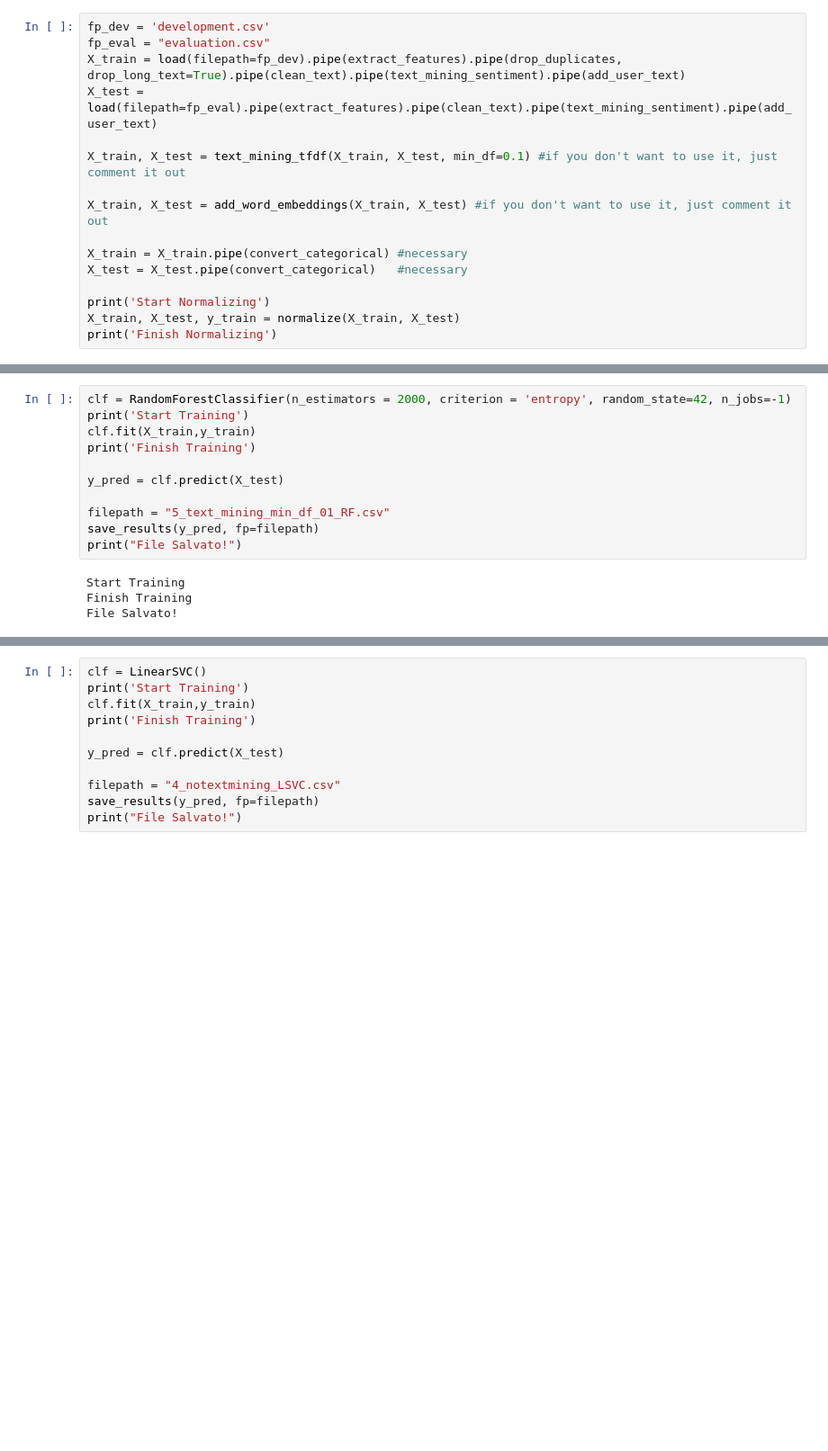
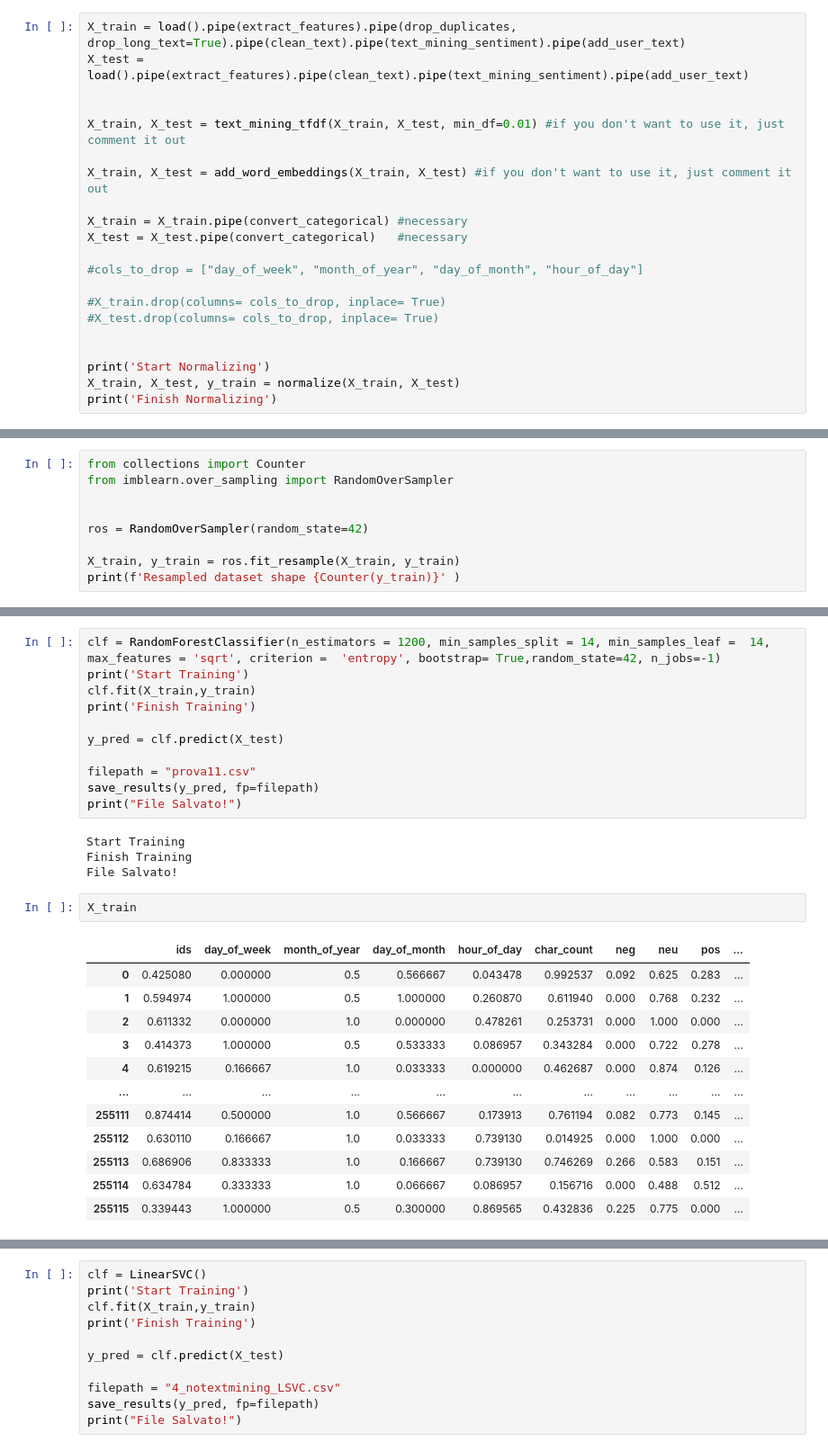
Before and after one commit to Gio99c/dsl-project, a Jupyter notebook: progetto.ipynb, the cells around one changed output, grey strips where cells are left out. Shown at 90% size. Drawn from its saved outputs; the diff is of its cells as text; blank space fills up the shorter version.

```diff
--- a/progetto.ipynb
+++ b/progetto.ipynb
@@ -2,18 +2,23 @@
 from model_selection import *
 from preprocessing import *
 # %%
-fp_dev = 'development.csv'
-fp_eval = "evaluation.csv"
-X_train = load(filepath=fp_dev).pipe(extract_features).pipe(drop_duplicates, drop_long_text=True).pipe(clean_text).pipe(text_mining_sentiment).pipe(add_user_text)
-X_test = load(filepath=fp_eval).pipe(extract_features).pipe(clean_text).pipe(text_mining_sentiment).pipe(add_user_text)
+X_train = load().pipe(extract_features).pipe(drop_duplicates, drop_long_text=True).pipe(clean_text).pipe(text_mining_sentiment).pipe(add_user_text)
+X_test = load().pipe(extract_features).pipe(clean_text).pipe(text_mining_sentiment).pipe(add_user_text)
 
-X_train, X_test = text_mining_tfdf(X_train, X_test, min_df=0.1) #if you don't want to use it, just comment it out
+
+X_train, X_test = text_mining_tfdf(X_train, X_test, min_df=0.01) #if you don't want to use it, just comment it out
 
 X_train, X_test = add_word_embeddings(X_train, X_test) #if you don't want to use it, just comment it out
 
 X_train = X_train.pipe(convert_categorical) #necessary
 X_test = X_test.pipe(convert_categorical)   #necessary
 
+#cols_to_drop = ["day_of_week", "month_of_year", "day_of_month", "hour_of_day"]
+
+#X_train.drop(columns= cols_to_drop, inplace= True)
+#X_test.drop(columns= cols_to_drop, inplace= True)
+
+
 print('Start Normalizing')
 X_train, X_test, y_train = normalize(X_train, X_test)
 print('Finish Normalizing')
@@ -28,2 +33,11 @@ Progress: 100.0% words/sec/thread: 1074295 lr:  0.000000 avg.loss:  0.014311 ETA
 Start Normalizing
 Finish Normalizing
+# %%
+from collections import Counter
+from imblearn.over_sampling import RandomOverSampler
+
+
+ros = RandomOverSampler(random_state=42)
+
+X_train, y_train = ros.fit_resample(X_train, y_train)
+print(f'Resampled dataset shape {Counter(y_train)}' )
@@ -30,15 +46,30 @@ Finish Normalizing
 # %%
-clf = RandomForestClassifier(n_estimators = 2000, criterion = 'entropy', random_state=42, n_jobs=-1)
+clf = RandomForestClassifier(n_estimators = 1200, min_samples_split = 14, min_samples_leaf =  14, max_features = 'sqrt', criterion =  'entropy', bootstrap= True,random_state=42, n_jobs=-1)
 print('Start Training')
 clf.fit(X_train,y_train)
 print('Finish Training')
 
 y_pred = clf.predict(X_test)
 
-filepath = "5_text_mining_min_df_01_RF.csv"
+filepath = "prova11.csv"
 save_results(y_pred, fp=filepath)
 print("File Salvato!")
 # %% [output]
 Start Training
 Finish Training
 File Salvato!
+# %%
+X_train
+# %% [output]
+|  | ids | day_of_week | month_of_year | day_of_month | hour_of_day | char_count | neg | neu | pos | ... |
+| 0 | 0.425080 | 0.000000 | 0.5 | 0.566667 | 0.043478 | 0.992537 | 0.092 | 0.625 | 0.283 | ... |
+| 1 | 0.594974 | 1.000000 | 0.5 | 1.000000 | 0.260870 | 0.611940 | 0.000 | 0.768 | 0.232 | ... |
+| 2 | 0.611332 | 0.000000 | 1.0 | 0.000000 | 0.478261 | 0.253731 | 0.000 | 1.000 | 0.000 | ... |
+| 3 | 0.414373 | 1.000000 | 0.5 | 0.533333 | 0.086957 | 0.343284 | 0.000 | 0.722 | 0.278 | ... |
+| 4 | 0.619215 | 0.166667 | 1.0 | 0.033333 | 0.000000 | 0.462687 | 0.000 | 0.874 | 0.126 | ... |
+| ... | ... | ... | ... | ... | ... | ... | ... | ... | ... | ... |
+| 255111 | 0.874414 | 0.500000 | 1.0 | 0.566667 | 0.173913 | 0.761194 | 0.082 | 0.773 | 0.145 | ... |
+| 255112 | 0.630110 | 0.166667 | 1.0 | 0.033333 | 0.739130 | 0.014925 | 0.000 | 1.000 | 0.000 | ... |
+| 255113 | 0.686906 | 0.833333 | 1.0 | 0.166667 | 0.739130 | 0.746269 | 0.266 | 0.583 | 0.151 | ... |
+| 255114 | 0.634784 | 0.333333 | 1.0 | 0.066667 | 0.086957 | 0.156716 | 0.000 | 0.488 | 0.512 | ... |
+| 255115 | 0.339443 | 1.000000 | 0.5 | 0.300000 | 0.869565 | 0.432836 | 0.225 | 0.775 | 0.000 | ... |
```
Also changed, not shown: parts of 12 cells of this notebook.
